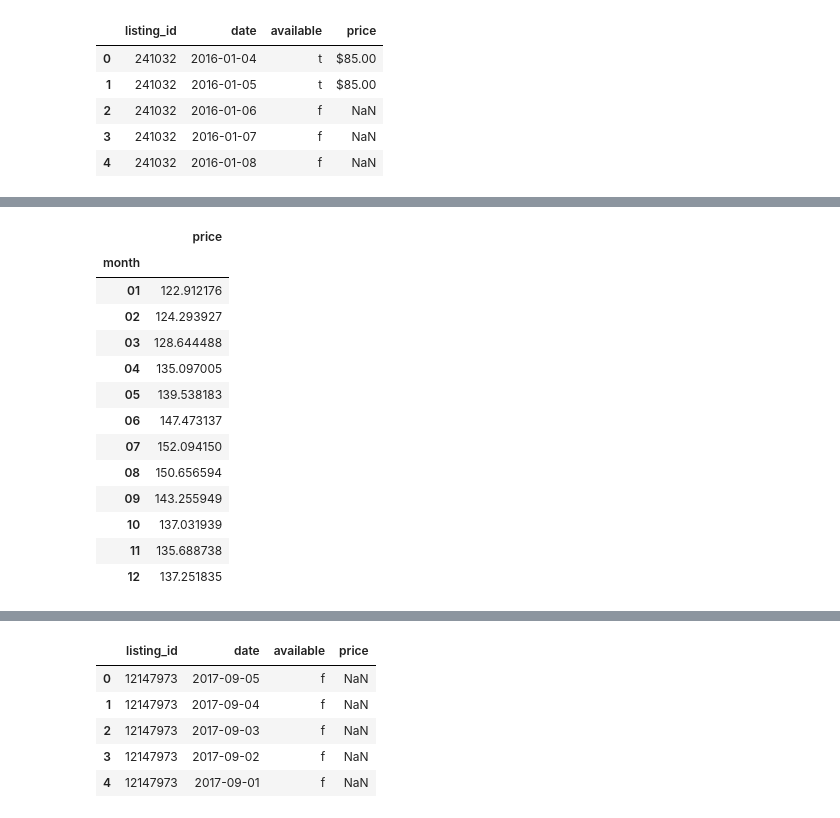
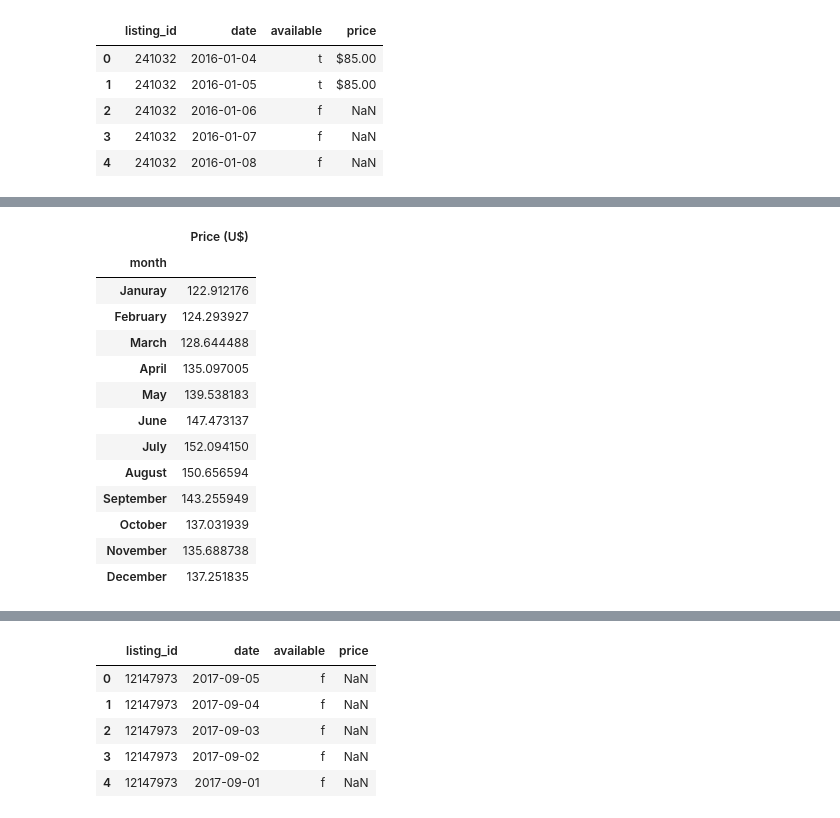
Before and after one commit to alerlemos/DataScienceNanoDegree_Udacity, a Jupyter notebook: Project 1 - Writing a Data Scientist Blog Post/Project 1 - Airbnb Analysis.ipynb, the cells around one changed output, grey strips where cells are left out. Saved outputs shown, nothing was run; the diff lists cells and outputs as text; code cells hidden in the pictures.

```diff
--- a/Project 1 - Writing a Data Scientist Blog Post/Project 1 - Airbnb Analysis.ipynb
+++ b/Project 1 - Writing a Data Scientist Blog Post/Project 1 - Airbnb Analysis.ipynb
@@ -24,3 +35,2 @@ from sklearn.preprocessing import StandardScaler
 # %%
-sea_list = pd.read_csv('./Data/Airbnb/Seattle/listings.csv')
-sae_cal = pd.read_csv('./Data/Airbnb/Seattle/calendar.csv')
+sea_cal = pd.read_csv('./Data/Airbnb/Seattle/calendar.csv')
@@ -55,23 +46,53 @@ sea_cal_pr.head()
+# %%
+def avg_price_month(df):
+    '''
+    Info:
+        This function performs transformations on the dataframe to obtain the average price for each month
+    -----------
+    Input:
+        df: Dataframe used (type: pandas Dataframe)
+    -----------
+    Output:
+        df_pr_month : Dataframe with the average price for each month (type: pandas Dataframe)
+    '''
+
+    # Creating a dataset with only the registers that have a price
+    df_pr = df[df['available'] == 't']
+
+    # Obtaining the month and year of each date and saving it as a new feature
+    df_pr['month'] = df_pr['date'].apply(lambda z: z.split('-')[1])
+
+    # Droping the id and avaiable columns and changing the type of the price column to float
+    df_pr = df_pr.drop(columns = ['listing_id', 'available'])
+    df_pr['price'] = df_pr['price'].apply(lambda x: x.replace('$', '')).apply(lambda y: y.replace(',', '')).astype(float)
+
+    # Obtaining the average price for each month
+    df_pr_month = df_pr.groupby(['month']).mean()
+
+    # Renaiming the index
+    df_pr_month.rename(index={'01': 'Januray', '02': 'February', '03': 'March', '04': 'April', '05': 'May', '06': 'June',
+                              '07': 'July', '08': 'August', '09': 'September', '10': 'October', '11': 'November',
+                              '12': 'December'},
+                       columns={'price': 'Price (U$)'},
+                       inplace = True)
+
+    return df_pr_month
 # %%
-# Droping the id and avaiable columns and changing the type of the price column to float
-sea_cal_pr = sea_cal_pr.drop(columns = ['listing_id', 'available'])
-sea_cal_pr['price'] = sea_cal_pr['price'].apply(lambda x: x.replace('$', '')).apply(lambda y: y.replace(',', '')).astype(float)
-
-# Obtaining the average price for each day
-sea_cal_pr_month = sea_cal_pr.groupby(['month']).mean()
+# Cleaning the data
+sea_cal_pr_month = avg_price_month(sea_cal)
 sea_cal_pr_month
 # %% [output]
-|  | price |
+|  | Price (U$) |
 | month |  |
-| 01 | 122.912176 |
-| 02 | 124.293927 |
-| 03 | 128.644488 |
-| 04 | 135.097005 |
-| 05 | 139.538183 |
-| 06 | 147.473137 |
-| 07 | 152.094150 |
-| 08 | 150.656594 |
-| 09 | 143.255949 |
-| 10 | 137.031939 |
-| 11 | 135.688738 |
-| 12 | 137.251835 |
+| Januray | 122.912176 |
+| February | 124.293927 |
+| March | 128.644488 |
+| April | 135.097005 |
+| May | 139.538183 |
+| June | 147.473137 |
+| July | 152.094150 |
+| August | 150.656594 |
+| September | 143.255949 |
+| October | 137.031939 |
+| November | 135.688738 |
+| December | 137.251835 |
```
Also changed, not shown: parts of 79 cells of this notebook.
